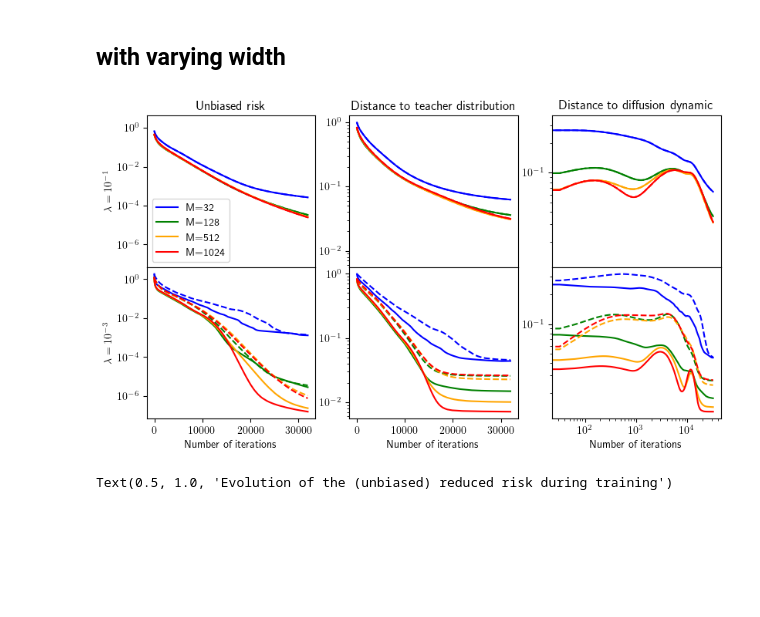
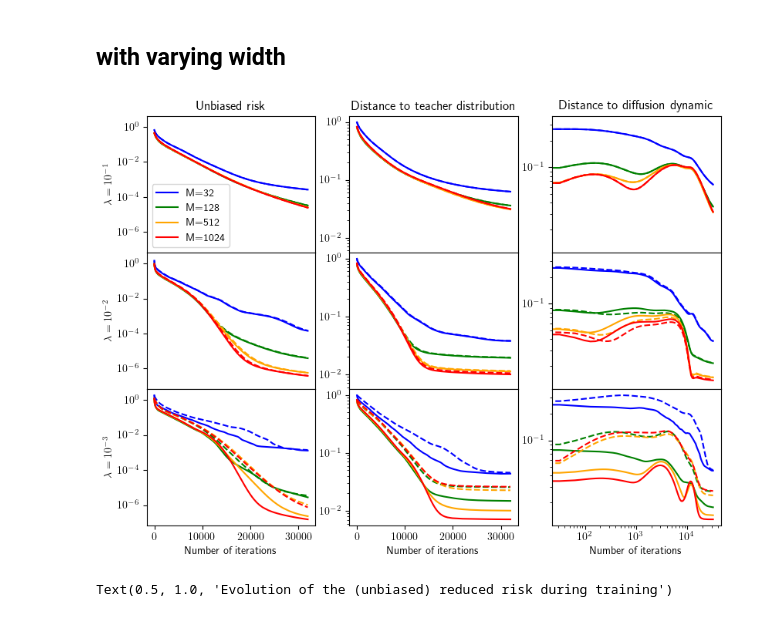
Before and after one commit to rbarboni/VarPro, a Jupyter notebook: Results_SHL.ipynb, the cells around one changed output. Saved outputs shown, nothing was run; the diff lists cells and outputs as text; code cells hidden in the pictures; blank space fills up the shorter version.

Commit message:
plots

```diff
--- a/Results_SHL.ipynb
+++ b/Results_SHL.ipynb
@@ -244,10 +244,10 @@ for seed in tqdm(seed_list):
                 dict_2ts[(seed, width, lmbda)] = pickle.load(f)
 # %%
 p=0.3
-fig, ax = plt.subplots(2, 3, figsize=(32 * p, 17 * p), constrained_layout=False, sharex='col', sharey='col')
+fig, ax = plt.subplots(3, 3, figsize=(32 * p, 23 * p), constrained_layout=False, sharex='col', sharey='col')
 
 for width in width_list:
-    for i, lmbda in enumerate([-1, -3]):
+    for i, lmbda in enumerate([-1, -2, -3]):
         res = np.zeros(32000)
         res_2ts = np.zeros(32000)
         for seed in seed_list:
@@ -258,7 +258,7 @@ for width in width_list:
         ax[i,0].plot(res, color=color_dict[width], label=f'M={width}')
         ax[i,0].plot(res_2ts, '--', color=color_dict[width])
 
-        idx = dict_varpro[(0,width,lmbda)]['distance_teacher_idx']
+        idx = dict_varpro[(1,width,lmbda)]['distance_teacher_idx']
         res = np.zeros(len(idx))
         res_2ts = np.zeros(len(idx))
         for seed in seed_list:
@@ -269,47 +269,47 @@ for width in width_list:
         ax[i, 1].plot(idx, res, color=color_dict[width])
         ax[i, 1].plot(idx, res_2ts, '--', color=color_dict[width])
 
-        idx = dict_varpro[(0,width,lmbda)]['distance_diffusion_idx']
+        idx = dict_varpro[(1,width,lmbda)]['distance_diffusion_idx']
         res = np.zeros(len(idx))
         res_2ts = np.zeros(len(idx))
         for seed in seed_list:
             res += np.array(dict_varpro[(seed, width, lmbda)]['distance_diffusion_list'])
             res_2ts += np.array(dict_2ts[(seed, width, lmbda)]['distance_diffusion_list'])
         res /= len(seed_list)
         res_2ts /= len(seed_list)
         ax[i, 2].plot(idx, res, color=color_dict[width])
         ax[i, 2].plot(idx, res_2ts, '--', color=color_dict[width])
 
 ax[0, 0].set_ylabel('$\lambda=10^{-1}$')
-ax[1, 0].set_ylabel('$\lambda=10^{-3}$')
-
+ax[1, 0].set_ylabel('$\lambda=10^{-2}$')
+ax[2, 0].set_ylabel('$\lambda=10^{-3}$')
 
 ax[0, 0].legend()
 ax[0, 0].set_yscale('log')
-ax[1, 0].set_yscale('log')
-ax[1, 0].set_xlabel('Number of iterations')
+#ax[1, 0].set_yscale('log')
+ax[2, 0].set_xlabel('Number of iterations')
 ax[0, 0].set_title('Unbiased risk')
 
 ax[0, 1].set_yscale('log')
-ax[1, 1].set_yscale('log')
-ax[1, 1].set_xlabel('Number of iterations')
+#ax[1, 1].set_yscale('log')
+ax[2, 1].set_xlabel('Number of iterations')
 ax[0, 1].set_title('Distance to teacher distribution')
 
 ax[0, 2].set_yscale('log')
-ax[1, 2].set_yscale('log')
+#ax[1, 2].set_yscale('log')
 ax[0, 2].set_xscale('log')
 #ax[1, 1].set_xscale('log')
-ax[1, 2].set_xlabel('Number of iterations')
+ax[2, 2].set_xlabel('Number of iterations')
 ax[0, 2].set_title('Distance to diffusion dynamic')
 
 
 fig.subplots_adjust(hspace=0)
 
-#fig.savefig('relu1d_2ts.pdf', format='pdf', bbox_inches='tight')
+fig.savefig('relu1d_2ts.pdf', format='pdf', bbox_inches='tight')
 
 #plt.title('Evolution of the reduced risk during training')
 # %% [output]
-[figure, old version]
+[figure, new version]
 # %%
 for width in width_list:
     res_varpro = np.zeros(32000)
```
Also changed, not shown: parts of 3 cells of this notebook, 4 other files.
